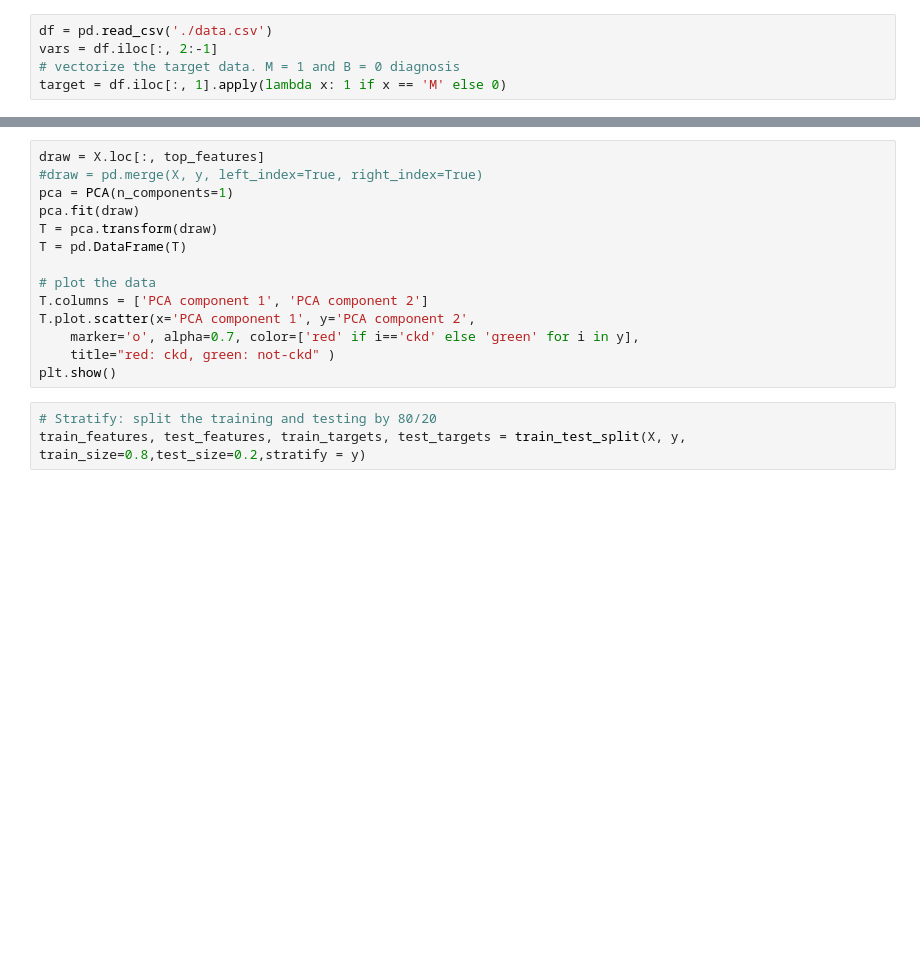
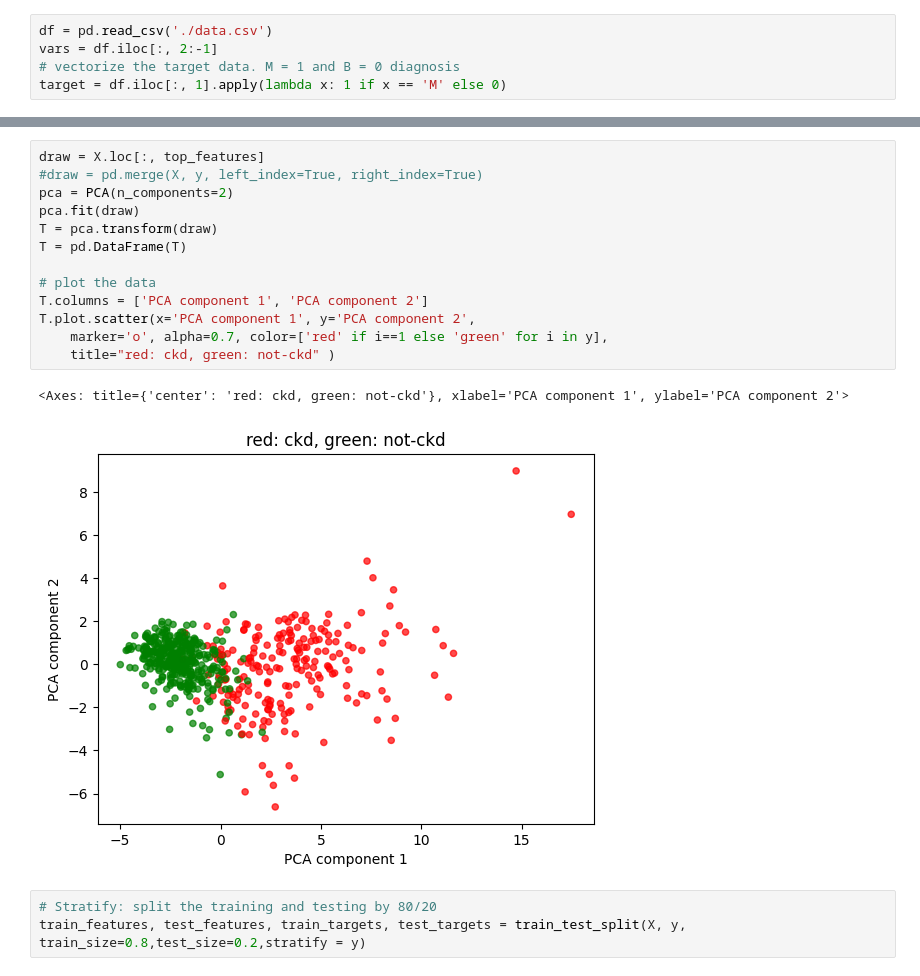
Before and after one commit to Virnirr/Breast-Cancer-Wisconsin-Machine-Learning, a Jupyter notebook: breast_cancer_prediction.ipynb, the cells around one changed output, grey strips where cells are left out. Cells and saved outputs as stored; diff of their text form; blank space fills up the shorter version.

```diff
--- a/breast_cancer_prediction.ipynb
+++ b/breast_cancer_prediction.ipynb
@@ -50,17 +97,19 @@ X
 # %%
 draw = X.loc[:, top_features]
 #draw = pd.merge(X, y, left_index=True, right_index=True)
-pca = PCA(n_components=1)
+pca = PCA(n_components=2)
 pca.fit(draw)
 T = pca.transform(draw)
 T = pd.DataFrame(T)
 
 # plot the data
 T.columns = ['PCA component 1', 'PCA component 2']
 T.plot.scatter(x='PCA component 1', y='PCA component 2',
-	marker='o', alpha=0.7, color=['red' if i=='ckd' else 'green' for i in y],
+	marker='o', alpha=0.7, color=['red' if i==1 else 'green' for i in y],
     title="red: ckd, green: not-ckd" )
-plt.show()
+# %% [output]
+<Axes: title={'center': 'red: ckd, green: not-ckd'}, xlabel='PCA component 1', ylabel='PCA component 2'>
+[figure, added]
 # %%
 # Stratify: split the training and testing by 80/20
 train_features, test_features, train_targets, test_targets = train_test_split(X, y, train_size=0.8,test_size=0.2,stratify = y)
```
Also changed, not shown: parts of 3 cells of this notebook.
